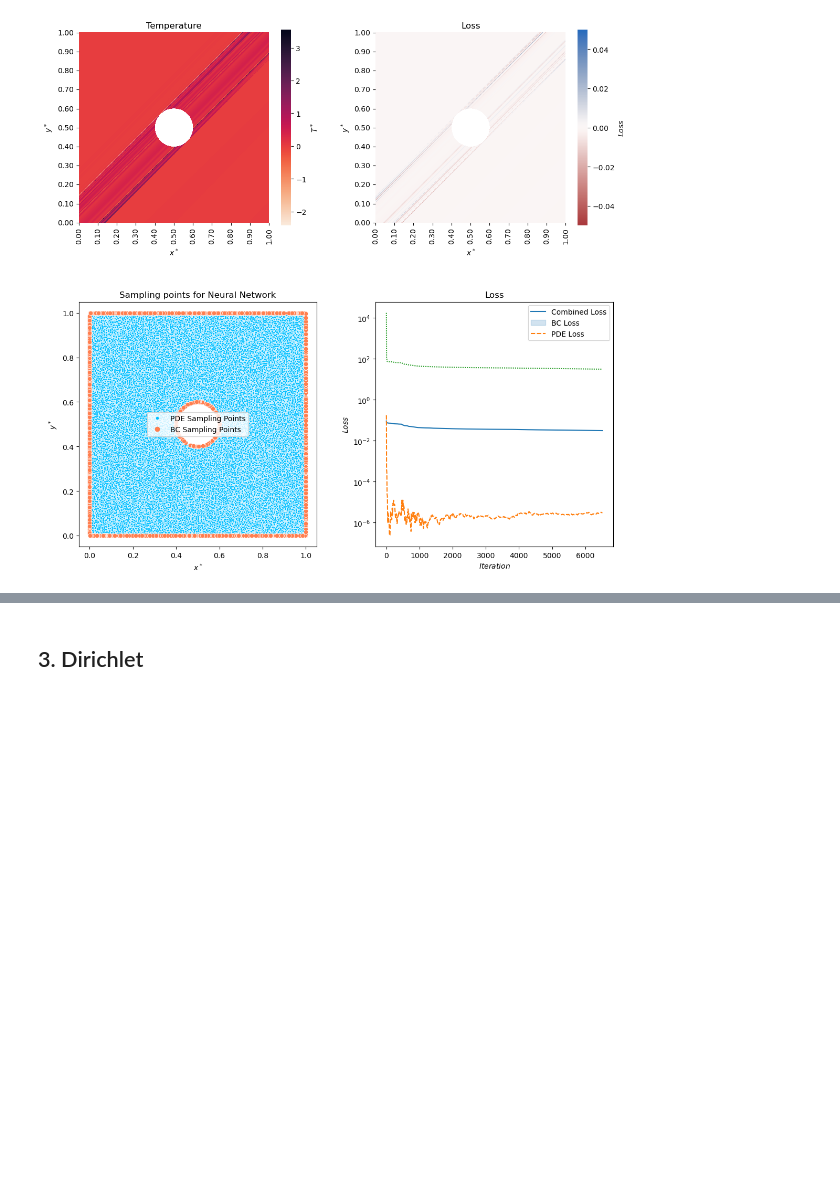
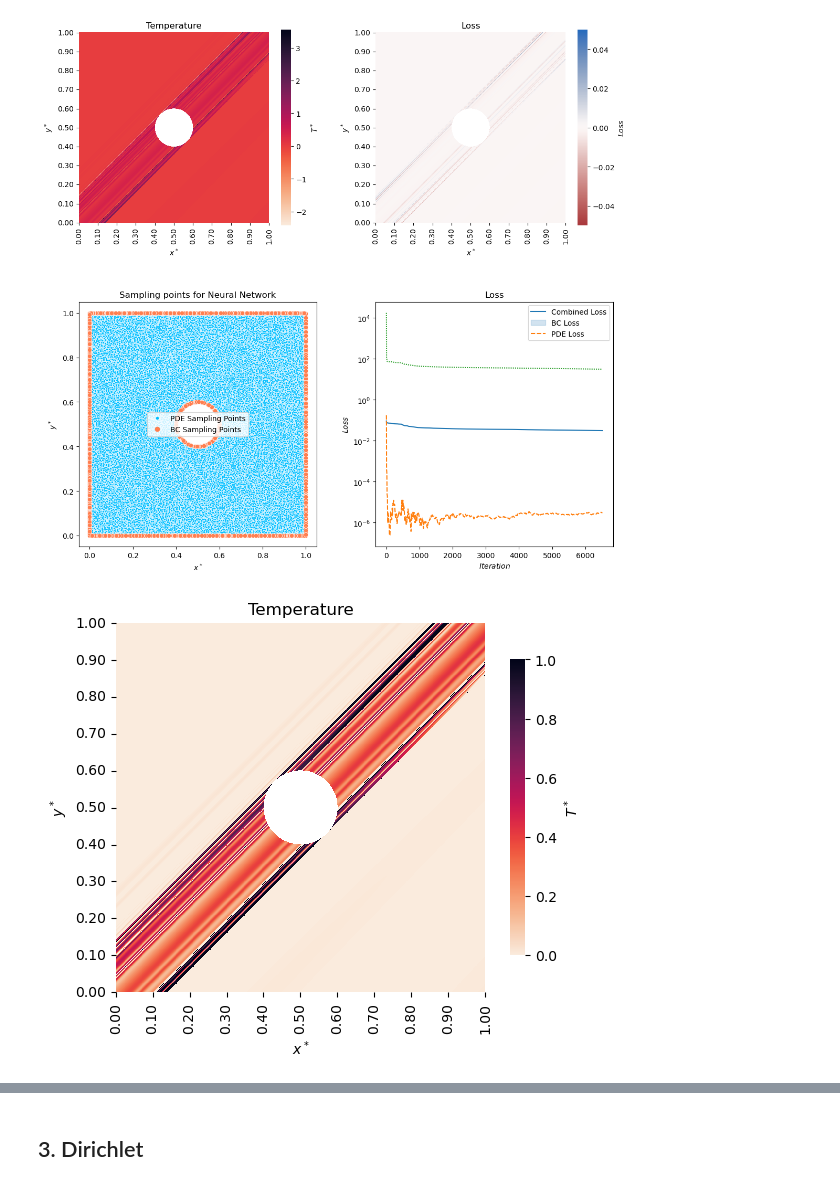
Before and after one commit to ThyCap/TCC, a Jupyter notebook: viz_file.ipynb, the cells around one changed output, grey strips where cells are left out. Cells and saved outputs as stored; diff of their text form; code cells hidden in the pictures; blank space fills up the shorter version.

Commit message:
test loss_array_plots

```diff
--- a/viz_file.ipynb
+++ b/viz_file.ipynb
@@ -114,7 +114,6 @@ def pplot2(u_pred, lossTensor, X_train_PDE, X_train, loss_array, num_ticks = 11,
     fig, axs = plt.subplots(2, 2, figsize = (12,12))
     fig.tight_layout(pad = 5)
 
-    num_ticks = 11
     # number of points in x and y
     nx = u_pred.shape[0]
     x = np.linspace(0, 1, nx)
@@ -204,12 +203,14 @@ def pplot2(u_pred, lossTensor, X_train_PDE, X_train, loss_array, num_ticks = 11,
     axs[1, 0].set_title('Sampling points for Neural Network')
     axs[1, 0].legend(handles = legend_handles)
 
-
-    sns.lineplot(loss_array,
-                ax = axs[1, 1])
+    loss_array_names = ['Combined Loss', 'BC Loss', 'PDE Loss']
+    for i, l in enumerate(loss_array):
+        sns.lineplot(l,
+                    ax = axs[1, 1],
+                    label = loss_array_names[i])
 
     axs[1, 1].set(xlabel = r'$Iteration$', ylabel = r'$Loss$', yscale = 'log')
-    axs[1, 1].legend(['Combined Loss', 'BC Loss', 'PDE Loss'])
+    axs[1, 1].legend()
     axs[1, 1].set_title('Loss')
 
     plt.show()
@@ -349,3 +350,41 @@ wHole_case = Viz_Case(suffix, wHoleProblem)
 wHole_case.plot2(isolines = False)
 # %% [output]
 [figure]
+# %%
+u_pred = wHole_case.u_pred
+mask = wHole_case.mask
+# %%
+fig, ax = plt.subplots(1,1)
+
+num_ticks = 11
+# number of points in x and y
+nx = u_pred.shape[0]
+x = np.linspace(0, 1, nx)
+y = np.linspace(0, 1, nx)
+
+# the index of the position of yticks
+yticks = np.linspace(0, len(y) - 1, num_ticks, dtype=int)
+xticks = np.linspace(0, len(x) - 1, num_ticks, dtype=int)
+
+fmt = lambda x, pos: '{:.2f}'.format(x/nx, pos)
+
+sns.heatmap(u_pred,
+            cmap = "rocket_r",
+            vmin = 0,
+            vmax = 1,
+            cbar_kws={'label': r'$T^*$', 'shrink': 0.8},
+            square = True,
+            mask = (1 - mask))
+
+ax.invert_yaxis()
+ax.set_xticks(xticks)
+ax.set_yticks(yticks)
+
+ax.xaxis.set_major_formatter(mlp.ticker.FuncFormatter(fmt))
+ax.yaxis.set_major_formatter(mlp.ticker.FuncFormatter(fmt))
+ax.set(xlabel = r'$x^*$', ylabel = r'$y^*$')
+ax.set_title('Temperature')
+
+plt.show()
+# %% [output]
+[figure, added]
```
Also changed, not shown: parts of 4 cells of this notebook, 3 other files.
